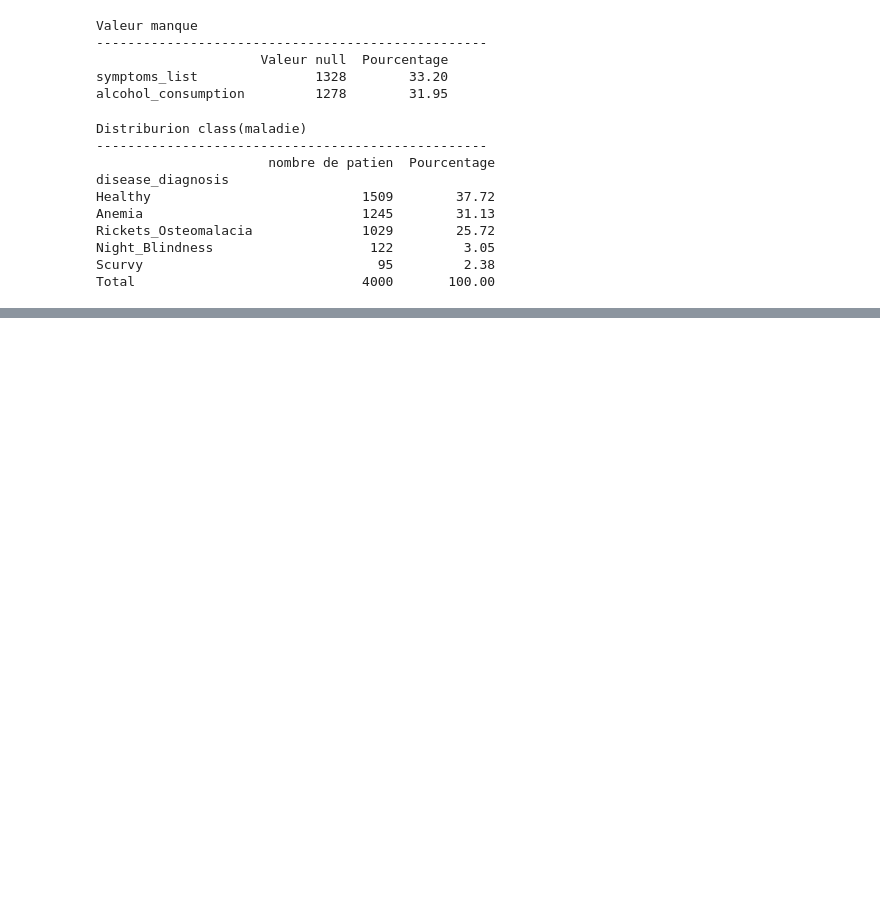
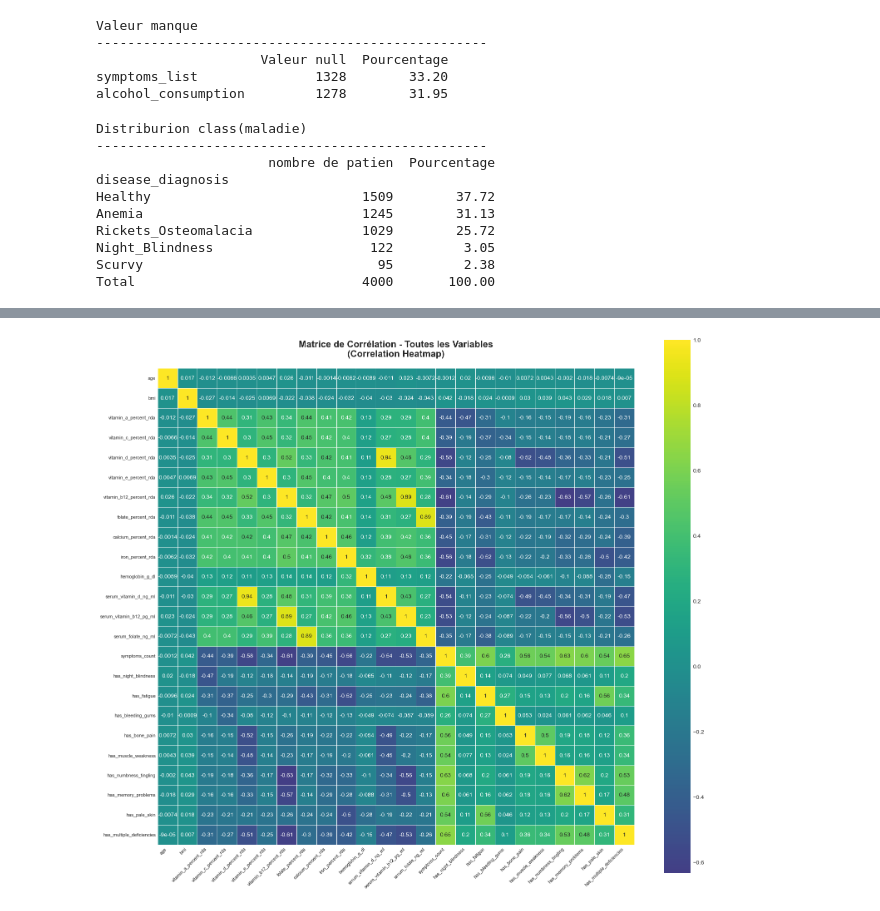
Before and after one commit to serdarvarl/projet_vitamin_IA, a Jupyter notebook: notebooks/data_vis.ipynb, the cells around one changed output, grey strips where cells are left out. Saved outputs shown, nothing was run; the diff lists cells and outputs as text; code cells hidden in the pictures; blank space fills up the shorter version.

Commit message:
update data vis
data vis presque finis

```diff
--- a/notebooks/data_vis.ipynb
+++ b/notebooks/data_vis.ipynb
@@ -145,0 +237,12 @@ Total                             4000       100.00
+# %%
+#choisir colons numerique
+
+numerique_colon = df.select_dtypes(include=['float64','int64']).columns.tolist() #les flotons et reels
+
+correlation_matrice = df[numerique_colon].corr()
+
+
+matrice_df = pd.DataFrame({'Nombre du numerique ': len(numerique_colon),'Taille de matrice':correlation_matrice.shape})
+
+print(matrice_df)
+print(correlation_matrice)
@@ -145,0 +267,23 @@ Total                             4000       100.00
+# %%
+plt.figure(figsize=(16,14))
+
+
+sns.heatmap(
+    correlation_matrice,
+    annot=True,
+    cmap='viridis',
+    center=0,
+    square=True,
+    linewidths=0.5,
+    cbar={'label':'Correlation','shirink':0.8}
+
+)
+
+plt.title('Matrice de Corrélation - Toutes les Variables\n(Correlation Heatmap)',
+          fontsize=16, fontweight='bold', pad=20)
+plt.xticks(rotation=45, ha='right', fontsize=8)
+plt.yticks(rotation=0, fontsize=8)
+plt.tight_layout()
+plt.show()
+# %% [output]
+[figure, added]
```
Also changed, not shown: parts of 11 cells of this notebook.
